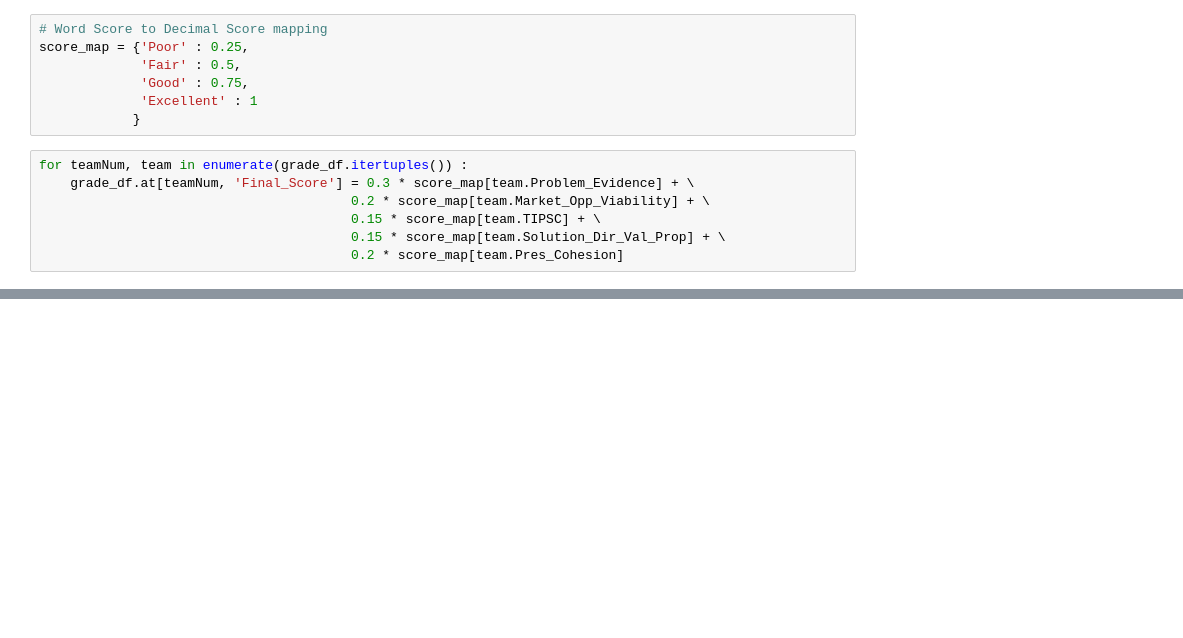
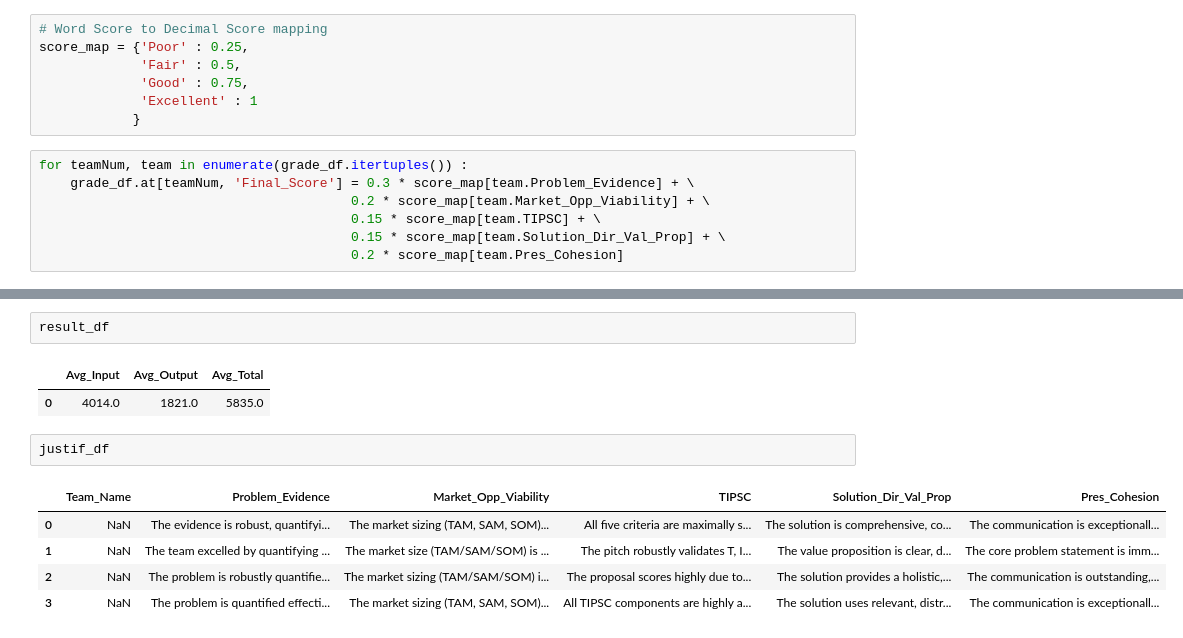
Before and after one commit to rdeshmukh73/CIE-Spark, a Jupyter notebook: LLMTokenReview/RateRealSolutions.ipynb, the cells around one changed output, grey strips where cells are left out. Drawn from its saved outputs; the diff is of its cells as text; blank space fills up the shorter version.

```diff
--- a/LLMTokenReview/RateRealSolutions.ipynb
+++ b/LLMTokenReview/RateRealSolutions.ipynb
@@ -429,0 +581,13 @@ grade_df
+# %%
+result_df
+# %% [output]
+|  | Avg_Input | Avg_Output | Avg_Total |
+| 0 | 4014.0 | 1821.0 | 5835.0 |
+# %%
+justif_df
+# %% [output]
+|  | Team_Name | Problem_Evidence | Market_Opp_Viability | TIPSC | Solution_Dir_Val_Prop | Pres_Cohesion |
+| 0 | NaN | The evidence is robust, quantifyi... | The market sizing (TAM, SAM, SOM)... | All five criteria are maximally s... | The solution is comprehensive, co... | The communication is exceptionall... |
+| 1 | NaN | The team excelled by quantifying ... | The market size (TAM/SAM/SOM) is ... | The pitch robustly validates T, I... | The value proposition is clear, d... | The core problem statement is imm... |
+| 2 | NaN | The problem is robustly quantifie... | The market sizing (TAM/SAM/SOM) i... | The proposal scores highly due to... | The solution provides a holistic,... | The communication is outstanding,... |
+| 3 | NaN | The problem is quantified effecti... | The market sizing (TAM, SAM, SOM)... | All TIPSC components are highly a... | The solution uses relevant, distr... | The communication is exceptionall... |
```
Also changed, not shown: parts of 20 cells of this notebook.
